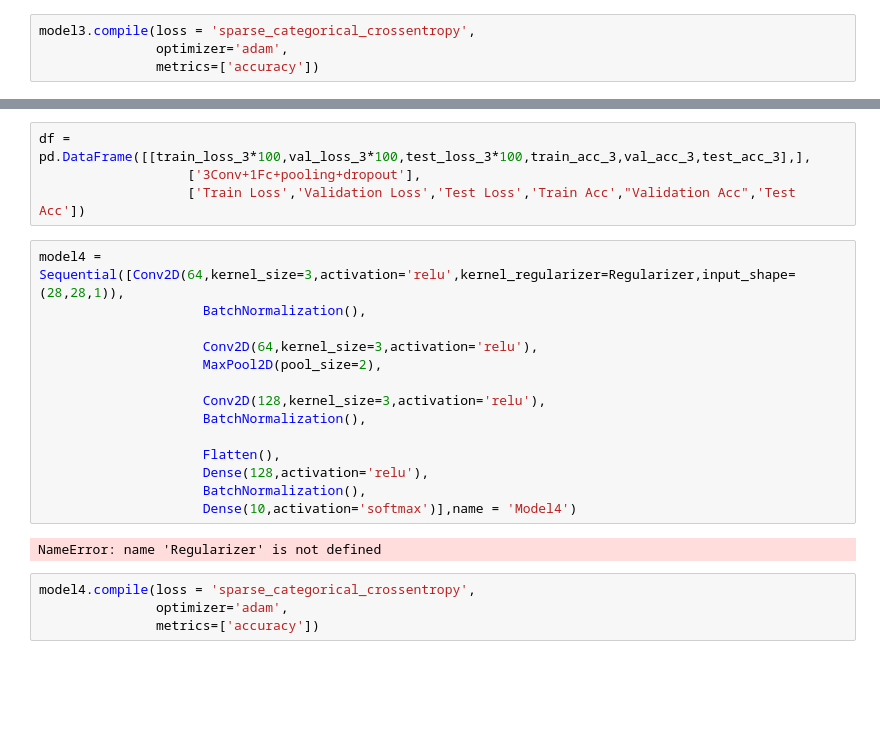
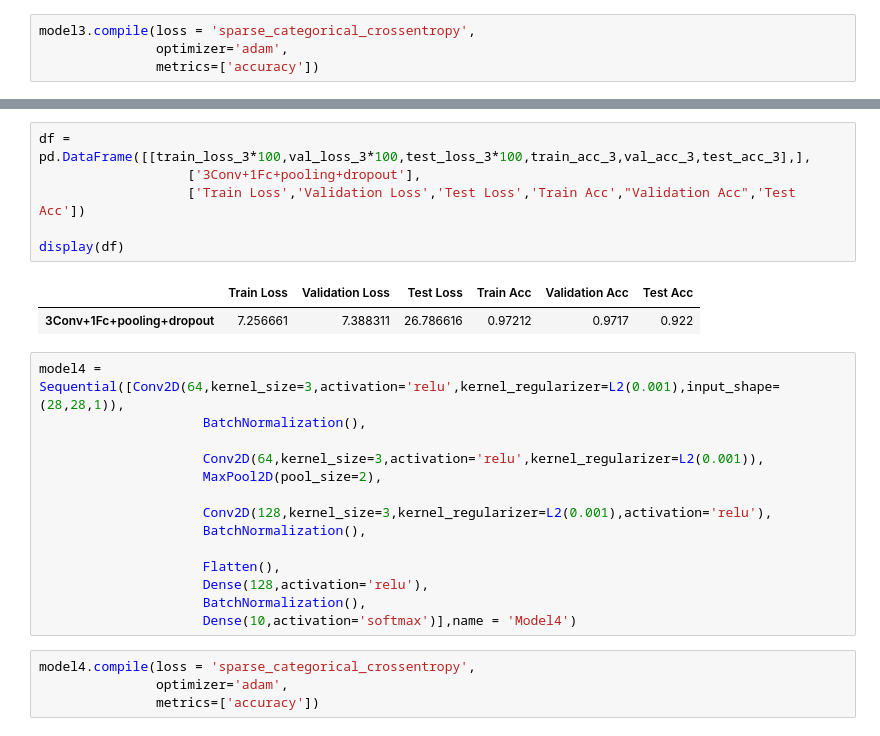
Before and after one commit to mikeethanh/deepLearning, a Jupyter notebook: ConvolutionalNeuralNetwork/Example/MnistFashion/MnistFashion3.ipynb, the cells around one changed output, grey strips where cells are left out. Saved outputs shown, nothing was run; the diff lists cells and outputs as text; blank space fills up the shorter version.

```diff
--- a/ConvolutionalNeuralNetwork/Example/MnistFashion/MnistFashion3.ipynb
+++ b/ConvolutionalNeuralNetwork/Example/MnistFashion/MnistFashion3.ipynb
@@ -313,23 +292,26 @@ NameError: name 'model3' is not defined
 # %%
 df = pd.DataFrame([[train_loss_3*100,val_loss_3*100,test_loss_3*100,train_acc_3,val_acc_3,test_acc_3],],
                    ['3Conv+1Fc+pooling+dropout'],
                    ['Train Loss','Validation Loss','Test Loss','Train Acc',"Validation Acc",'Test Acc'])
+
+display(df)
+# %% [output]
+|  | Train Loss | Validation Loss | Test Loss | Train Acc | Validation Acc | Test Acc |
+| 3Conv+1Fc+pooling+dropout | 7.256661 | 7.388311 | 26.786616 | 0.97212 | 0.9717 | 0.922 |
 # %%
-model4 = Sequential([Conv2D(64,kernel_size=3,activation='relu',kernel_regularizer=Regularizer,input_shape=(28,28,1)),
+model4 = Sequential([Conv2D(64,kernel_size=3,activation='relu',kernel_regularizer=L2(0.001),input_shape=(28,28,1)),
                      BatchNormalization(),
 
-                     Conv2D(64,kernel_size=3,activation='relu'),
+                     Conv2D(64,kernel_size=3,activation='relu',kernel_regularizer=L2(0.001)),
                      MaxPool2D(pool_size=2),
 
-                     Conv2D(128,kernel_size=3,activation='relu'),
+                     Conv2D(128,kernel_size=3,kernel_regularizer=L2(0.001),activation='relu'),
                      BatchNormalization(),
 
                      Flatten(),
                      Dense(128,activation='relu'),
                      BatchNormalization(),
                      Dense(10,activation='softmax')],name = 'Model4')
-# %% [output]
-NameError: name 'Regularizer' is not defined
 # %%
 model4.compile(loss = 'sparse_categorical_crossentropy',
                optimizer='adam',
```
Also changed, not shown: parts of 18 cells of this notebook, 1 other file.
